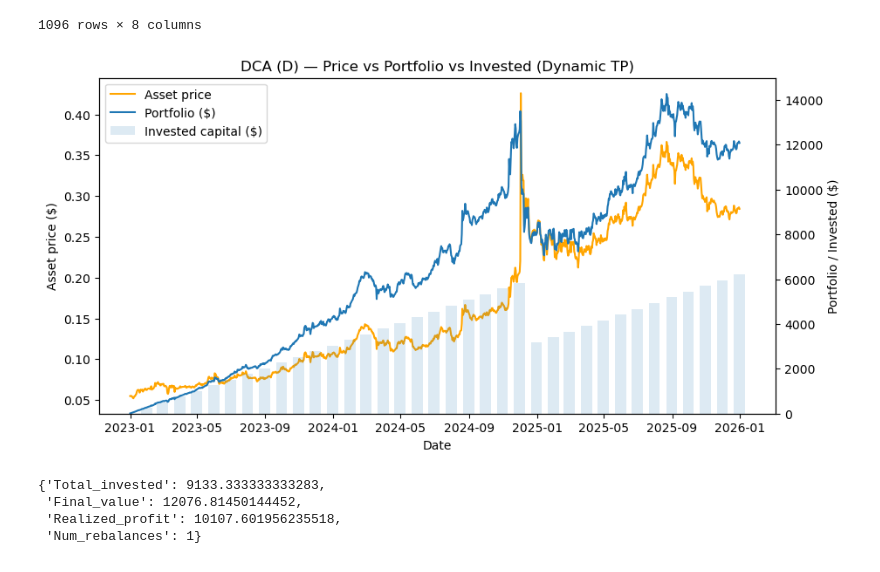
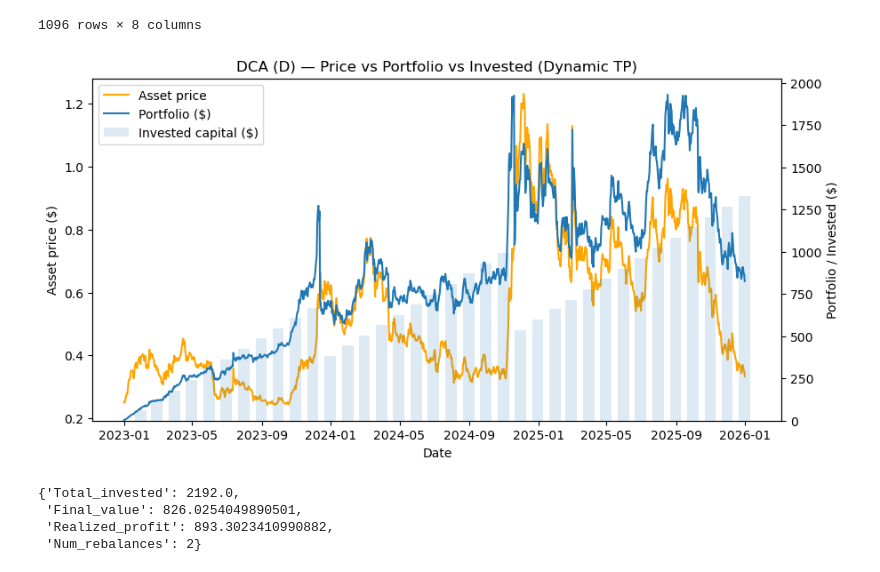
Before and after one commit to Familenko/backtest, a Jupyter notebook: main copy.ipynb, the cells around one changed output. Cells and saved outputs as stored; diff of their text form; code cells hidden in the pictures.

```diff
--- a/main copy.ipynb
+++ b/main copy.ipynb
@@ -48,23 +48,21 @@ df_origin
 | 2025-12-31 | 87508.828125 | 2967.037598 | 863.257385 | 1.839973 | 124.484467 | 0.284271 | 0.332830 | 433.271759 |
 1096 rows × 8 columns
 # %%
-sol_prices = df_origin["TRON"]
-invest_sum = 250 / 30
+sol_prices = df_origin["ADA"]
 
 dca_result, dca_metrics = backtest_dca(
     prices=sol_prices,
-    buy_amount=invest_sum,
     freq="D",
     available_sum=10000,
-    profit_multiple=3,
+    profit_multiple=2,
     fee=0.001,
     plot=True
 )
 
 dca_metrics
 # %% [output]
-[figure, old version]
+[figure, new version]
-{'Total_invested': 9133.333333333283,
- 'Final_value': 12076.81450144452,
- 'Realized_profit': 10107.601956235518,
- 'Num_rebalances': 1}
+{'Total_invested': 2192.0,
+ 'Final_value': 826.0254049890501,
+ 'Realized_profit': 893.3023410990882,
+ 'Num_rebalances': 2}
```
Also changed, not shown: parts of 5 cells of this notebook, 4 other files.
